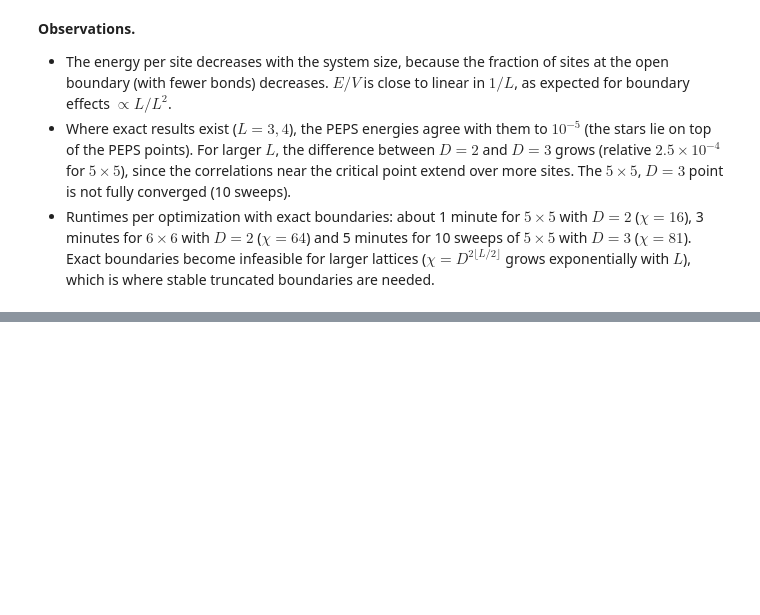
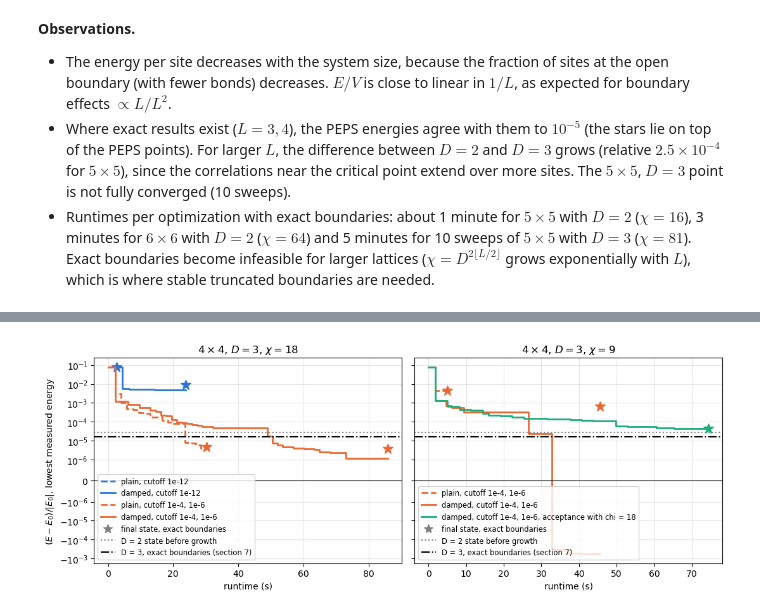
Before and after one commit to manuschneider/TensorNetworkLecture, a Jupyter notebook: PEPS_variational.ipynb, the cells around one changed output, grey strips where cells are left out. Cells and saved outputs as stored; diff of their text form; code cells hidden in the pictures; blank space fills up the shorter version.

Commit message:
updated variation of cutoff, damped evolution

```diff
--- a/PEPS_variational.ipynb
+++ b/PEPS_variational.ipynb
@@ -673,8 +674,10 @@ def solve_gep(Hm, Nm, cutoff=1e-12):
     x = cytnx.linalg.Matmul(W, Y[:, 0:1].contiguous())
     return e[0].item(), x.reshape(-1), m - start
 
-def optimize_site(peps, x, r, norm, strips, cutoff):
-    """Replace the tensor of site (x, r) by the lowest solution of the GEP."""
+def optimize_site(peps, x, r, norm, strips, cutoff, alpha=1.0):
+    """Replace the tensor of site (x, r) by the lowest solution of the GEP. For alpha < 1,
+    the new tensor is the mixture of the old tensor and the GEP solution (damped_update,
+    section 8), and the returned energy is the energy of the mixture."""
     Nm = cytnx.linalg.Kron(env_matrix(norm.site_env(x), x, r), pauli("1"))
     rest = None
     Hm = None
@@ -690,6 +693,8 @@ def optimize_site(peps, x, r, norm, strips, cutoff):
     E, vec, kept = solve_gep(Hm, Nm, cutoff)
     if vec is None:   # keep the current tensor
         return E, kept
+    if alpha < 1:
+        vec, E = damped_update(peps.data(x, r).reshape(-1), vec, Hm, Nm, alpha)
     data = vec.reshape(*peps.dims(x, r))
     peps.set_tensor(x, r, data / data.norm())
     return E, kept
@@ -1013,0 +1138,15 @@ plt.show()
+# %%
+L, chi = 3, 16
+terms = ising_terms(L, L, J, h)
+peps = random_peps(L, L, 2, seed=5)
+cache = {}
+tops = all_boundaries(peps, terms, chi, "top", cache, {})
+bottoms = all_boundaries(peps, terms, chi, "bottom", cache, {})
+norm, strips = row_strips(peps, terms, 1, tops[1], bottoms[1])
+E_local, kept = optimize_site(peps, 1, 1, norm, strips, 1e-12, alpha=0.3)
+print("site (1,1), alpha = 0.3: E(local) = %.12f, E(boundary MPS) = %.12f, E(state vector) = %.12f"
+      % (E_local, measure(peps, terms, chi)[0], dense_energy(peps_to_state(peps), L, L, terms)))
+
+peps = random_peps(L, L, 2, seed=7)
+info = optimize_damped(peps, terms, chi, cutoffs=(1e-12,), alpha=0.25, maxsweeps=6, tol=0, verbose=True)
+print("local energy decreases monotonically:", all(b <= a + 1e-10 for a, b in zip(info["gep"], info["gep"][1:])))
@@ -1013,0 +1218,24 @@ plt.show()
+# %%
+rel = lambda E: (E - E0) / abs(E0)
+fig, axes = plt.subplots(1, 2, figsize=(11, 4.2), sharey=True)
+for ax, chi in zip(axes, [18, 9]):
+    for c, label, damped, cutoffs, chi_measure, color, style in cases:
+        if c == chi:
+            r = damped_runs[(c, label)]
+            ax.plot(r["times"], [rel(E) for E in r["lowest"]], drawstyle="steps-post", color=color, linestyle=style,
+                    linewidth=2, label=label)
+            ax.plot(r["times"][-1], rel(r["E_exact"]), marker="*", markersize=12, color=color, linestyle="none")
+    ax.plot([], [], marker="*", markersize=10, color="gray", linestyle="none", label="final state, exact boundaries")
+    ax.axhline(rel(results[(3.04, L)][2]["E"]), color="gray", linestyle=":", label="D = 2 state before growth")
+    ax.axhline(rel(results[(3.04, L)][3]["E"]), color="black", linestyle="-.", label="D = 3, exact boundaries (section 7)")
+    ax.axhline(0, color="black", linewidth=0.8)
+    ax.set_yscale("symlog", linthresh=1e-6)
+    ax.set_xlabel("runtime (s)")
+    ax.set_title(r"$4 \times 4$, $D = 3$, $\chi = %d$" % chi)
+    ax.grid(True, which="both", alpha=0.3)
+    ax.legend(fontsize="small")
+axes[0].set_ylabel(r"$(E - E_0) / |E_0|$, lowest measured energy")
+plt.tight_layout()
+plt.show()
+# %% [output]
+[figure, added]
```
Also changed, not shown: parts of 18 cells of this notebook.
